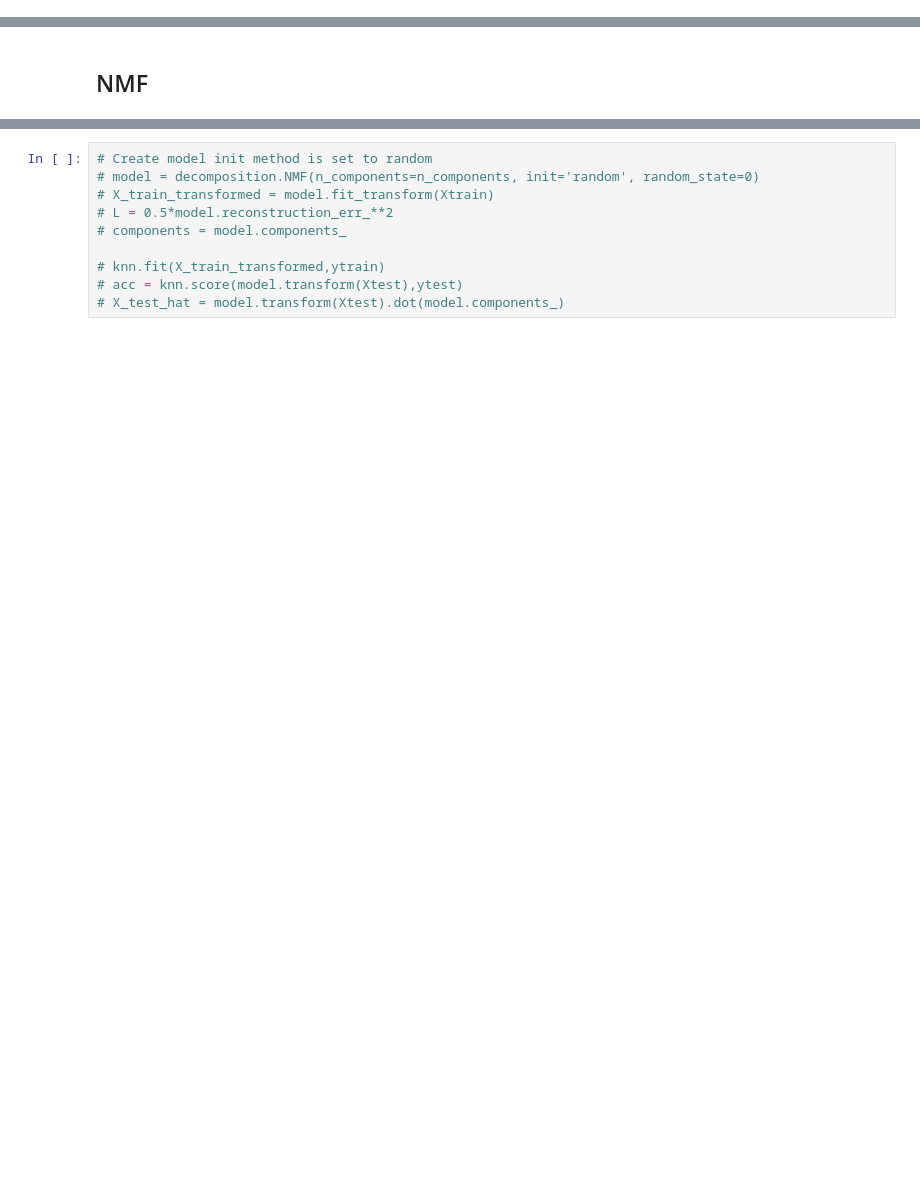
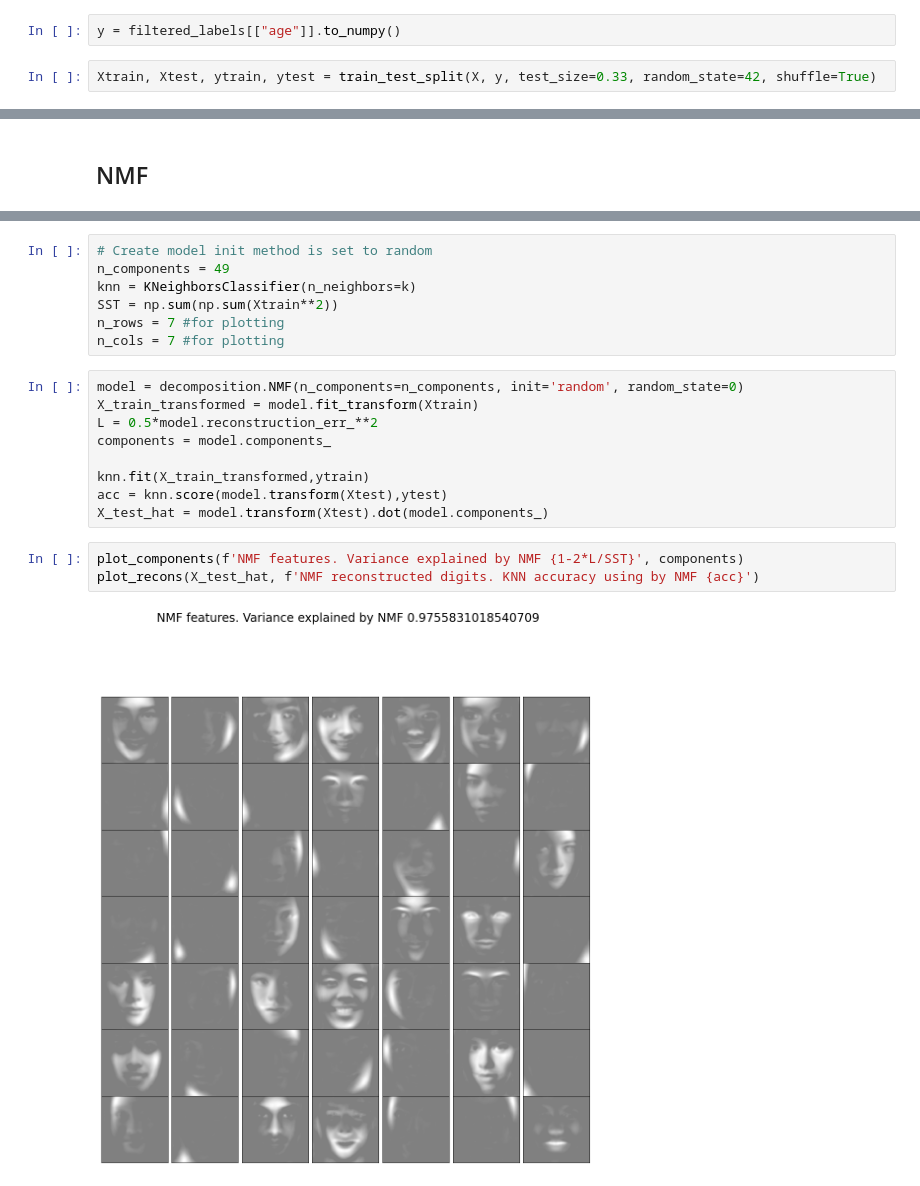
Before and after one commit to nikarav/Unsupervised-Analysis-of-UTKFaces-dataset, a Jupyter notebook: scripts/NMF - test.ipynb, the cells around one changed output, grey strips where cells are left out. Saved outputs shown, nothing was run; the diff lists cells and outputs as text; blank space fills up the shorter version.

```diff
--- a/scripts/NMF - test.ipynb
+++ b/scripts/NMF - test.ipynb
@@ -97,0 +92,4 @@ plt.imshow((X[0,:]).reshape(h,w), cmap='gray')
+# %%
+y = filtered_labels[["age"]].to_numpy()
+# %%
+Xtrain, Xtest, ytrain, ytest = train_test_split(X, y, test_size=0.33, random_state=42, shuffle=True)
@@ -100,10 +150,21 @@ plt.imshow((X[0,:]).reshape(h,w), cmap='gray')
+# %%
+# Create model init method is set to random
+n_components = 49
+knn = KNeighborsClassifier(n_neighbors=k)
+SST = np.sum(np.sum(Xtrain**2))
+n_rows = 7 #for plotting
+n_cols = 7 #for plotting
 # %%
-# Create model init method is set to random
-# model = decomposition.NMF(n_components=n_components, init='random', random_state=0)
-# X_train_transformed = model.fit_transform(Xtrain)
-# L = 0.5*model.reconstruction_err_**2
-# components = model.components_
+model = decomposition.NMF(n_components=n_components, init='random', random_state=0)
+X_train_transformed = model.fit_transform(Xtrain)
+L = 0.5*model.reconstruction_err_**2
+components = model.components_
 
-# knn.fit(X_train_transformed,ytrain)
-# acc = knn.score(model.transform(Xtest),ytest)
-# X_test_hat = model.transform(Xtest).dot(model.components_)
+knn.fit(X_train_transformed,ytrain)
+acc = knn.score(model.transform(Xtest),ytest)
+X_test_hat = model.transform(Xtest).dot(model.components_)
+# %%
+plot_components(f'NMF features. Variance explained by NMF {1-2*L/SST}', components)
+plot_recons(X_test_hat, f'NMF reconstructed digits. KNN accuracy using by NMF {acc}')
+# %% [output]
+[figure, added]
```
Also changed, not shown: parts of 11 cells of this notebook.
